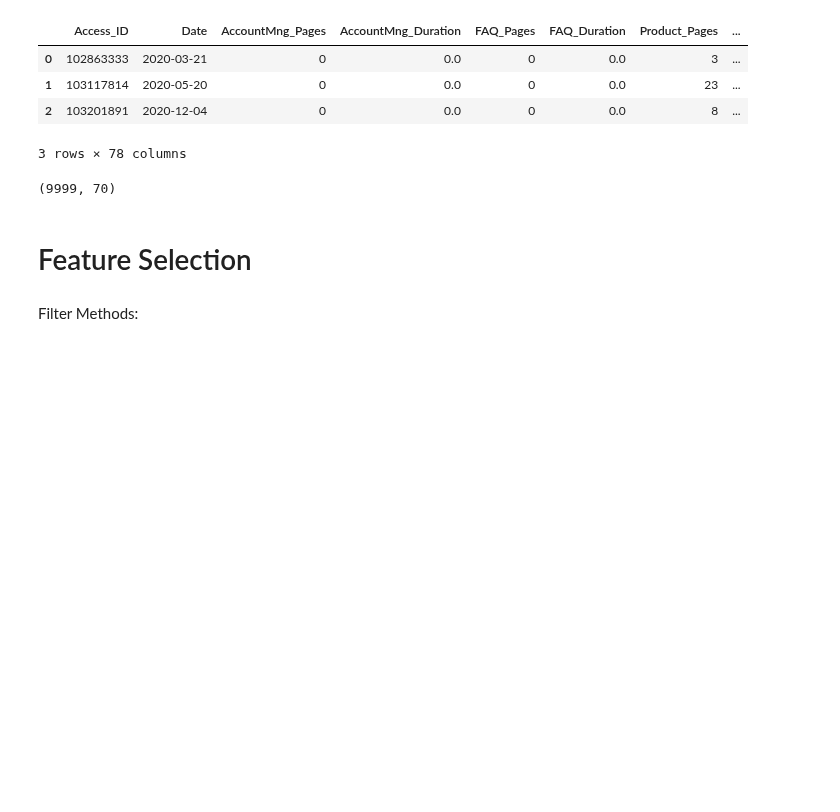
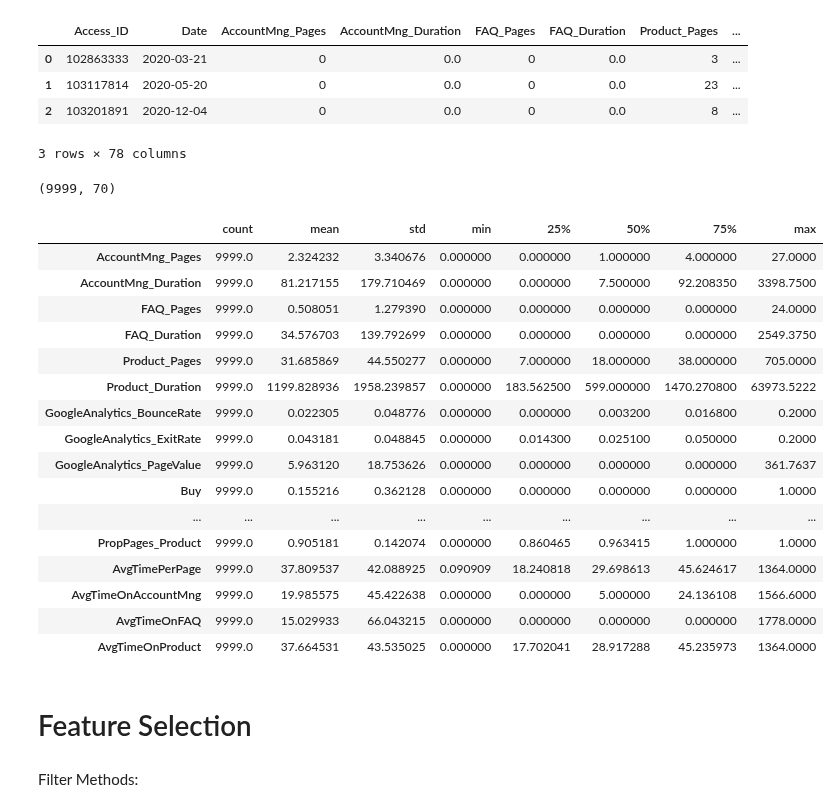
Before and after one commit to JohnnyCodess/Project-Machine-Learning, a Jupyter notebook: Inchoerencies + Outliers per Fold.ipynb, the cells around one changed output. Saved outputs shown, nothing was run; the diff lists cells and outputs as text; code cells hidden in the pictures; blank space fills up the shorter version.

```diff
--- a/Inchoerencies + Outliers per Fold.ipynb
+++ b/Inchoerencies + Outliers per Fold.ipynb
@@ -298,7 +290,25 @@ print(techscape.shape)
 (9999, 70)
 # %%
 # See descriptive statistics for the numeric variables
-#techscape.describe().T
+techscape.describe().T
+# %% [output]
+|  | count | mean | std | min | 25% | 50% | 75% | max |
+| AccountMng_Pages | 9999.0 | 2.324232 | 3.340676 | 0.000000 | 0.000000 | 1.000000 | 4.000000 | 27.0000 |
+| AccountMng_Duration | 9999.0 | 81.217155 | 179.710469 | 0.000000 | 0.000000 | 7.500000 | 92.208350 | 3398.7500 |
+| FAQ_Pages | 9999.0 | 0.508051 | 1.279390 | 0.000000 | 0.000000 | 0.000000 | 0.000000 | 24.0000 |
+| FAQ_Duration | 9999.0 | 34.576703 | 139.792699 | 0.000000 | 0.000000 | 0.000000 | 0.000000 | 2549.3750 |
+| Product_Pages | 9999.0 | 31.685869 | 44.550277 | 0.000000 | 7.000000 | 18.000000 | 38.000000 | 705.0000 |
+| Product_Duration | 9999.0 | 1199.828936 | 1958.239857 | 0.000000 | 183.562500 | 599.000000 | 1470.270800 | 63973.5222 |
+| GoogleAnalytics_BounceRate | 9999.0 | 0.022305 | 0.048776 | 0.000000 | 0.000000 | 0.003200 | 0.016800 | 0.2000 |
+| GoogleAnalytics_ExitRate | 9999.0 | 0.043181 | 0.048845 | 0.000000 | 0.014300 | 0.025100 | 0.050000 | 0.2000 |
+| GoogleAnalytics_PageValue | 9999.0 | 5.963120 | 18.753626 | 0.000000 | 0.000000 | 0.000000 | 0.000000 | 361.7637 |
+| Buy | 9999.0 | 0.155216 | 0.362128 | 0.000000 | 0.000000 | 0.000000 | 0.000000 | 1.0000 |
+| ... | ... | ... | ... | ... | ... | ... | ... | ... |
+| PropPages_Product | 9999.0 | 0.905181 | 0.142074 | 0.000000 | 0.860465 | 0.963415 | 1.000000 | 1.0000 |
+| AvgTimePerPage | 9999.0 | 37.809537 | 42.088925 | 0.090909 | 18.240818 | 29.698613 | 45.624617 | 1364.0000 |
+| AvgTimeOnAccountMng | 9999.0 | 19.985575 | 45.422638 | 0.000000 | 0.000000 | 5.000000 | 24.136108 | 1566.6000 |
+| AvgTimeOnFAQ | 9999.0 | 15.029933 | 66.043215 | 0.000000 | 0.000000 | 0.000000 | 0.000000 | 1778.0000 |
+| AvgTimeOnProduct | 9999.0 | 37.664531 | 43.535025 | 0.000000 | 17.702041 | 28.917288 | 45.235973 | 1364.0000 |
 # %% [markdown]
 # Feature Selection
 # %%
```
Also changed, not shown: parts of 13 cells of this notebook.
